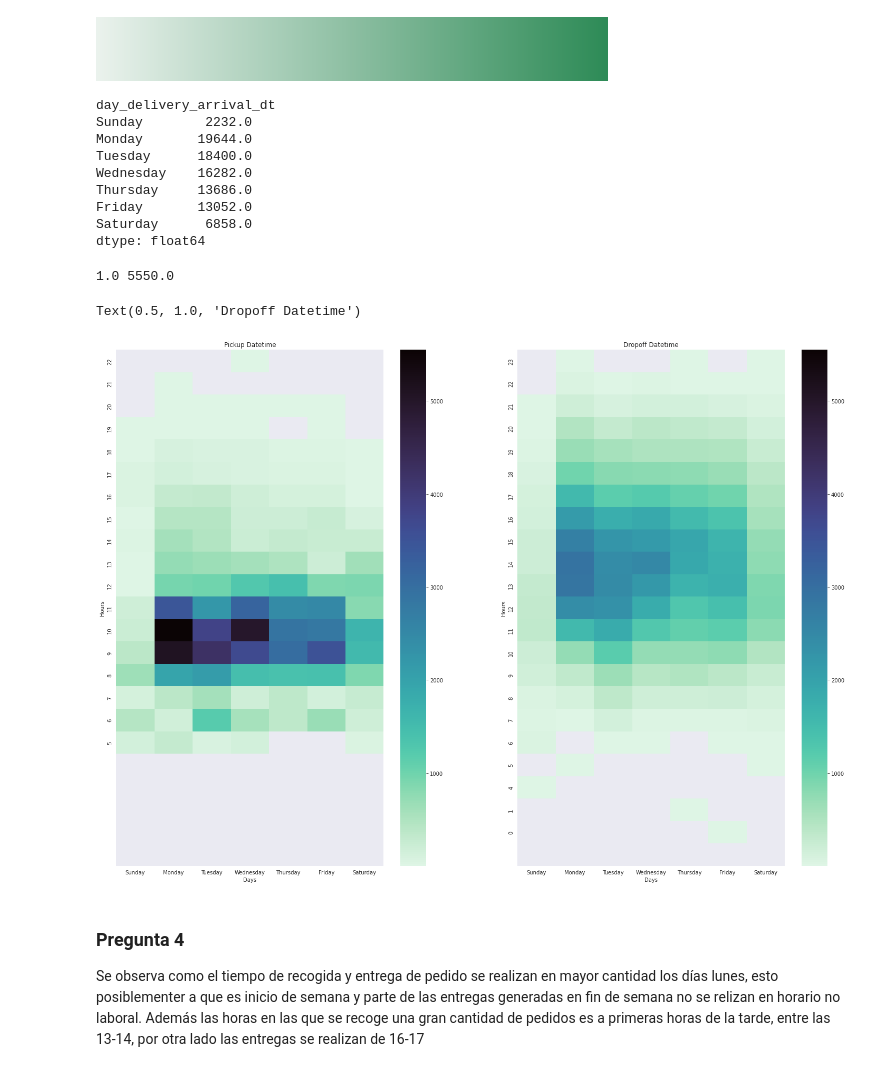
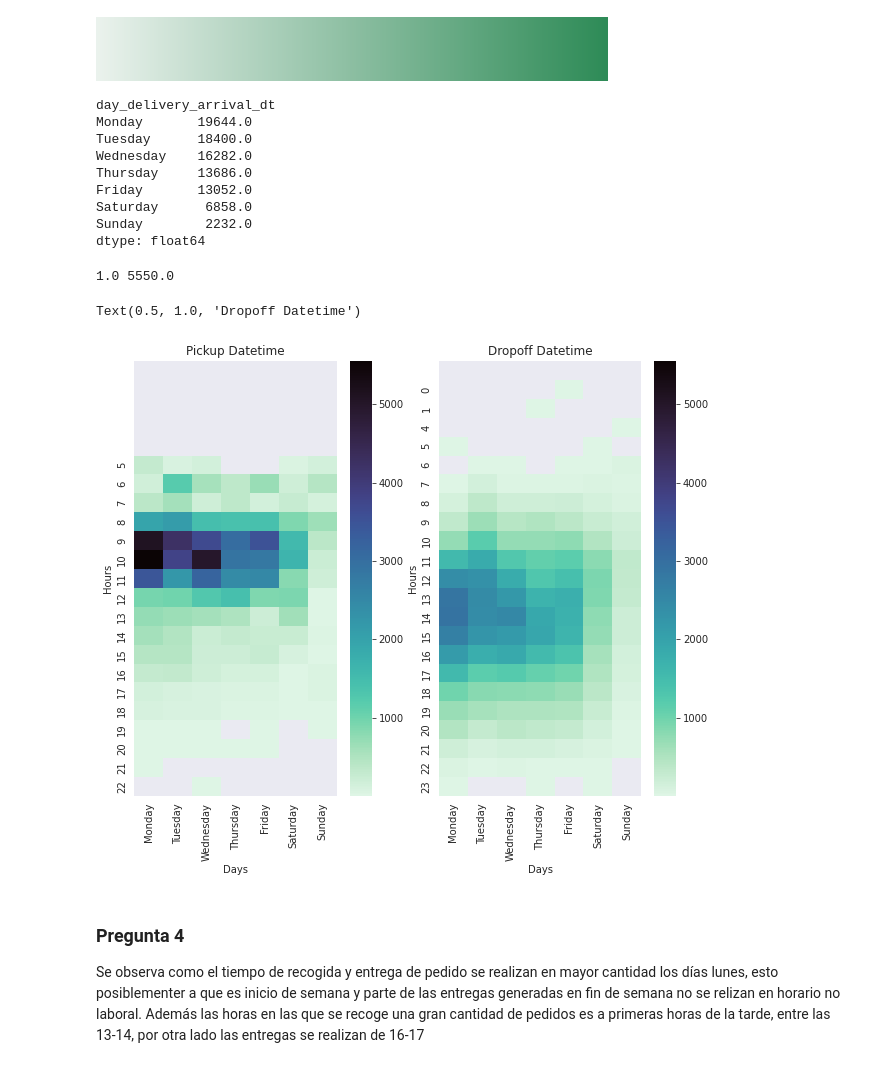
Before and after one commit to AlexVelezLl/ProyectoICD, a Jupyter notebook: notebooks/preguntas_4.ipynb, the cells around one changed output. Drawn from its saved outputs; the diff is of its cells as text; code cells hidden in the pictures.

```diff
--- a/notebooks/preguntas_4.ipynb
+++ b/notebooks/preguntas_4.ipynb
@@ -36,7 +37,7 @@ for i in columns_to_change:
 # deliveries.sort_values('day',inplace=True)
 # %%
 def generate_pivot_table_day(key,df):
-    columns_order=['Sunday','Monday','Tuesday','Wednesday','Thursday','Friday','Saturday']
+    columns_order=['Monday','Tuesday','Wednesday','Thursday','Friday','Saturday','Sunday']
     day_colum=f'day_{key}'
     df[day_colum]=df[key].apply(lambda x: x.strftime('%A'))
 
@@ -60,34 +61,34 @@ sbn.light_palette("seagreen", as_cmap=True)
 t_delivery_arrival_dt.fillna(0).sum(axis=0)
 # %% [output]
 day_delivery_arrival_dt
-Sunday        2232.0
 Monday       19644.0
 Tuesday      18400.0
 Wednesday    16282.0
 Thursday     13686.0
 Friday       13052.0
 Saturday      6858.0
+Sunday        2232.0
 dtype: float64
 # %%
 sbn.set_style('darkgrid')
-fig,axs= plt.subplots(1,2,figsize=(25,18))
+fig,axs= plt.subplots(1,2,figsize=(10,8))
 mini=min(t_pickup_effective_dt.min().min(),t_delivery_arrival_dt.min().min())
 maxi=max(t_pickup_effective_dt.max().max(),t_delivery_arrival_dt.max().max())
 ax1=sbn.heatmap(t_pickup_effective_dt,ax=axs[0],cmap=sbn.color_palette("mako_r", as_cmap=True),vmin=mini, vmax=maxi)
 ax2=sbn.heatmap(t_delivery_arrival_dt,ax=axs[1],cmap=sbn.color_palette("mako_r", as_cmap=True),vmin=mini, vmax=maxi)
 print(mini,maxi)
-ax1.set_ylim(23,0)
-ax2.set_ylim(23,0)
+ax1.set_ylim(0,23)
+ax2.set_ylim(0,23)
 ax1.set_ylabel('Hours')
 ax2.set_ylabel('Hours')
 ax1.set_xlabel('Days')
 ax2.set_xlabel('Days')
 ax1.set_title('Pickup Datetime')
 ax2.set_title('Dropoff Datetime')
 # %% [output]
 1.0 5550.0
 Text(0.5, 1.0, 'Dropoff Datetime')
-[figure, old version]
+[figure, new version]
 # %% [markdown]
 ### Pregunta 4
 
```
Also changed, not shown: parts of 3 cells of this notebook, 2 other files.
